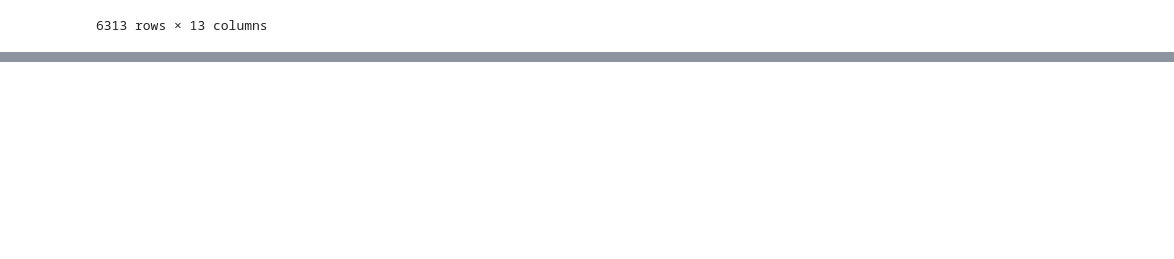
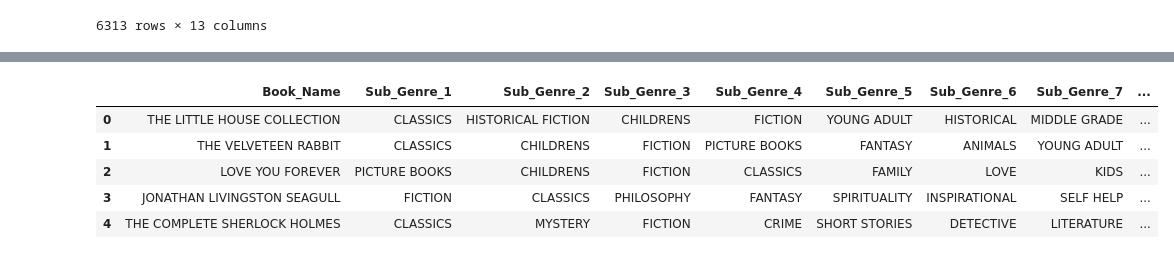
Before and after one commit to ammabe1/Publish-Me---Release-Assistant, a Jupyter notebook: Publish_Me Release_Assistant.ipynb, the cells around one changed output, grey strips where cells are left out. Saved outputs shown, nothing was run; the diff lists cells and outputs as text; code cells hidden in the pictures; blank space fills up the shorter version.

Commit message:
value counts, and trying to iterate rows for fiction and nonfiction

```diff
--- a/Publish_Me Release_Assistant.ipynb
+++ b/Publish_Me Release_Assistant.ipynb
@@ -341,0 +323,4 @@ res2
+# %%
+#drop genre, sales_price, sales_rank, url
+Full_Book_Details = Full_Book_Details.drop(['url','genre','sales_rank','description'], axis=1)
+Full_Book_Details.head(4)
@@ -341,0 +345,34 @@ res2
+# %%
+# map rows for the genres, use for loop for fiction and nonfiction to move to a new master genre column
+
+# Function to determine the master genre
+# def determine_master_genre(row):
+#     for col in row:
+#         if col == 'FICTION':
+#             return 'FICTION'
+#         elif col == 'NONFICTION':
+#             return 'NONFICTION'
+#     else: return 'OTHER'
+
+
+# Function to determine the genre
+def determine_master_genre(row):
+    if 'FICTION' in row.values:
+        return 'FICTION'
+    elif 'NONFICTION' in row.values:
+        return 'NONFICTION'
+    else:
+        return 'UNKNOWN'
+
+# Apply the function to each row
+Full_Book_Details['Master_Genre'] = Full_Book_Details.apply(determine_master_genre, axis=1)
+
+Full_Book_Details.head()
+# map rows for the next largest genre, using for loop to move those to a new sub-genre column
+# %% [output]
+|  | Book_Name | Sub_Genre_1 | Sub_Genre_2 | Sub_Genre_3 | Sub_Genre_4 | Sub_Genre_5 | Sub_Genre_6 | Sub_Genre_7 | ... |
+| 0 | THE LITTLE HOUSE COLLECTION | CLASSICS | HISTORICAL FICTION | CHILDRENS | FICTION | YOUNG ADULT | HISTORICAL | MIDDLE GRADE | ... |
+| 1 | THE VELVETEEN RABBIT | CLASSICS | CHILDRENS | FICTION | PICTURE BOOKS | FANTASY | ANIMALS | YOUNG ADULT | ... |
+| 2 | LOVE YOU FOREVER | PICTURE BOOKS | CHILDRENS | FICTION | CLASSICS | FAMILY | LOVE | KIDS | ... |
+| 3 | JONATHAN LIVINGSTON SEAGULL | FICTION | CLASSICS | PHILOSOPHY | FANTASY | SPIRITUALITY | INSPIRATIONAL | SELF HELP | ... |
+| 4 | THE COMPLETE SHERLOCK HOLMES | CLASSICS | MYSTERY | FICTION | CRIME | SHORT STORIES | DETECTIVE | LITERATURE | ... |
```
Also changed, not shown: parts of 5 cells of this notebook.
